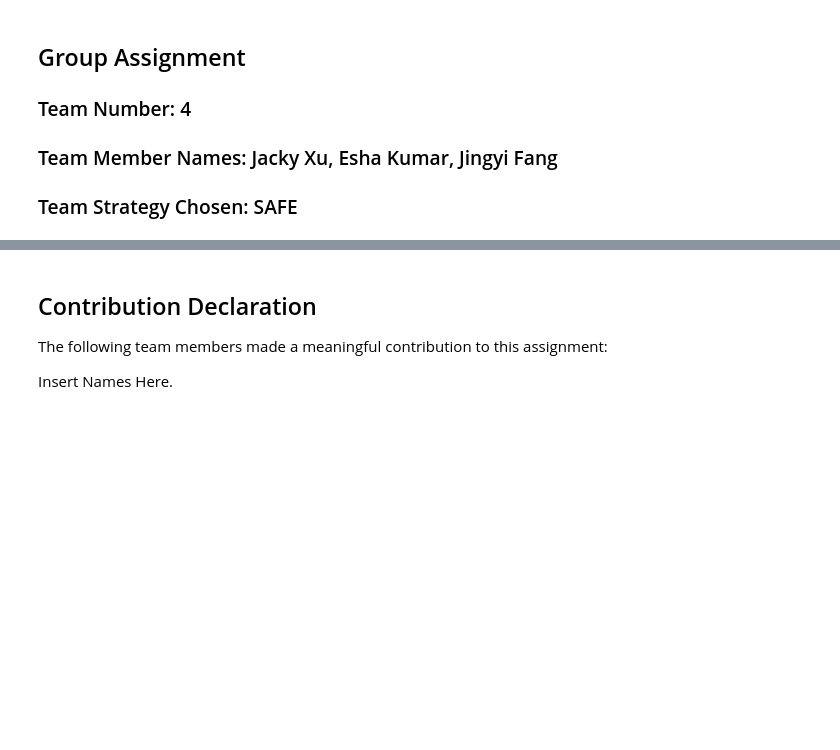
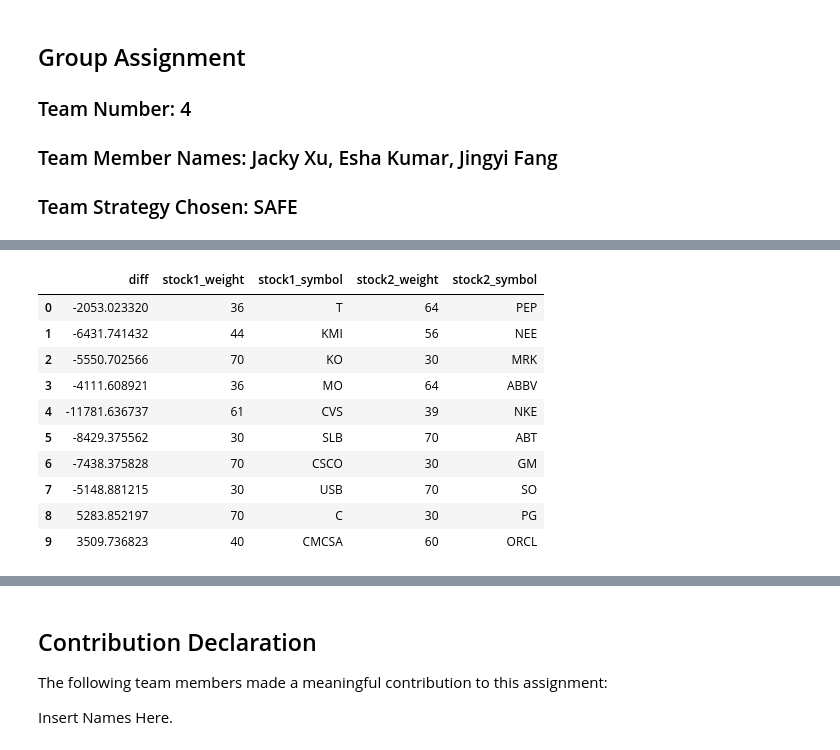
Before and after one commit to JackyXuuu/Portfolio-Maker---Safe-, a Jupyter notebook: Team_4_Assignment.ipynb, the cells around one changed output, grey strips where cells are left out. Saved outputs shown, nothing was run; the diff lists cells and outputs as text; code cells hidden in the pictures; blank space fills up the shorter version.

```diff
--- a/Team_4_Assignment.ipynb
+++ b/Team_4_Assignment.ipynb
@@ -429,0 +387,26 @@ MO
+# %%
+# open empty lists for the protfolio weights, differences and symbols
+portfolio_weights = []
+diffs = []
+stock1_symbols = []
+stock2_symbols = []
+# extract the column names for prices in the pairs dataframe( 'tickername_price')
+symbols = pairs.filter(like='_price', axis=1).columns
+# get number of pairs as the number of for loop
+num_of_pairs = round(len(symbols)/2)
+
+# then iterates the stocks in paris
+for i in range(num_of_pairs):
+    # get the ticker names for the pair of stocks, and append to the corresponding symbol lists
+    stock1 = symbols[0][:-6]
+    stock1_symbols.append(stock1)
+    stock2 = symbols[1][:-6]
+    stock2_symbols.append(stock2)
+
+    # combine the pair of stock, store the optimal stock weight, difference, and the portfolio with optimal weight
+    w1, diff, champion = create_portfolio(0,0,30,70,True,stock1,stock2,pairs)
+    # append the result to their corresponding lists
+    portfolio_weights.append(w1)
+    diffs.append(diff)
+    # remove the finished pair
+    symbols = symbols[2:]
@@ -429,0 +426,8 @@ MO
+# %%
+# format the differences with signs
+for i in range(num_of_pairs):
+    if diffs[i][0] == '+':
+        diffs[i] = diffs[i][1]
+    else:
+        diffs[i] = (diffs[i][1])*-1
+diffs
@@ -429,0 +445,22 @@ MO
+# %%
+# create a dataframe with the weights and the differences
+weights = pd.DataFrame(portfolio_weights, diffs)
+# format the dataframe, calculate the stock 2 weight and add the symbols in
+weights.reset_index(inplace=True)
+weights.columns = ['diff','stock1_weight']
+weights['stock1_symbol'] = stock1_symbols
+weights['stock2_weight'] = 100 - weights['stock1_weight']
+weights['stock2_symbol'] = stock2_symbols
+weights
+# %% [output]
+|  | diff | stock1_weight | stock1_symbol | stock2_weight | stock2_symbol |
+| 0 | -2053.023320 | 36 | T | 64 | PEP |
+| 1 | -6431.741432 | 44 | KMI | 56 | NEE |
+| 2 | -5550.702566 | 70 | KO | 30 | MRK |
+| 3 | -4111.608921 | 36 | MO | 64 | ABBV |
+| 4 | -11781.636737 | 61 | CVS | 39 | NKE |
+| 5 | -8429.375562 | 30 | SLB | 70 | ABT |
+| 6 | -7438.375828 | 70 | CSCO | 30 | GM |
+| 7 | -5148.881215 | 30 | USB | 70 | SO |
+| 8 | 5283.852197 | 70 | C | 30 | PG |
+| 9 | 3509.736823 | 40 | CMCSA | 60 | ORCL |
```
Also changed, not shown: parts of 25 cells of this notebook.
